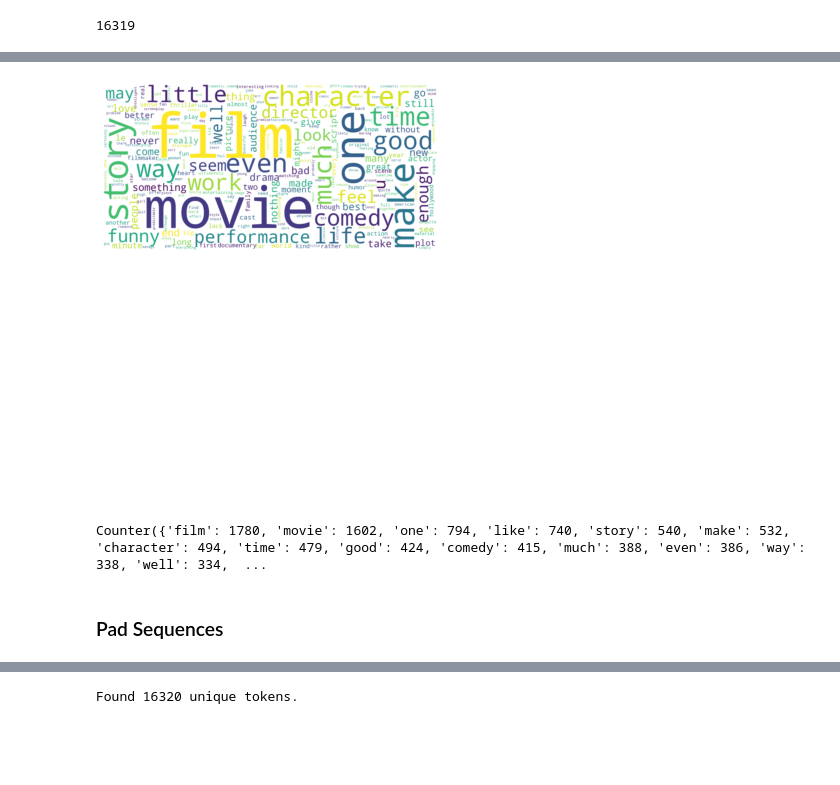
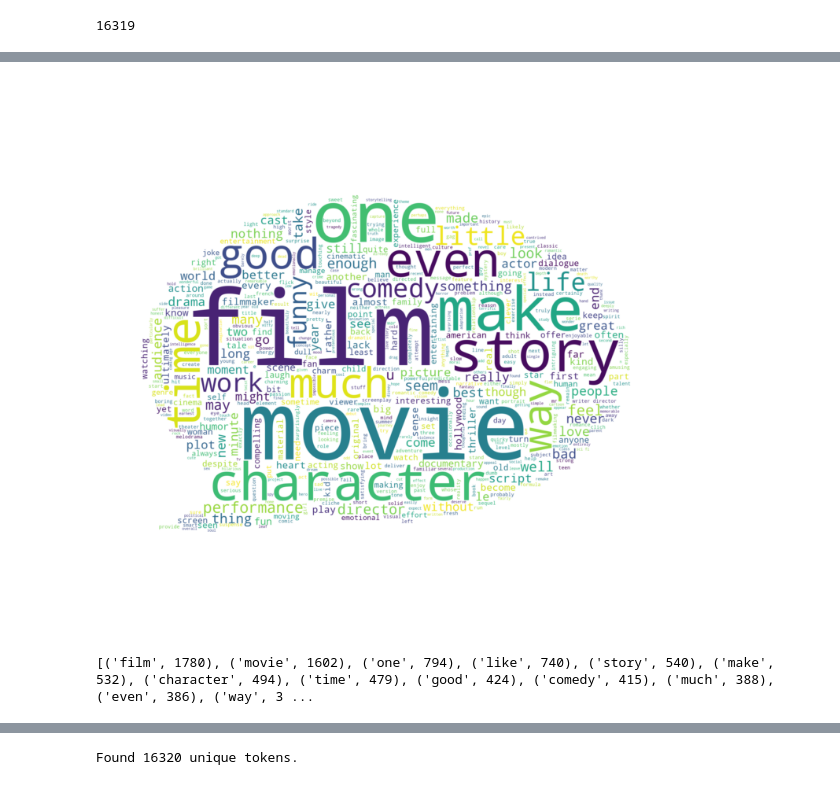
Before and after one commit to AndreasKaratzas/sentiment_classification, a Jupyter notebook: keras/lstm.ipynb, the cells around one changed output, grey strips where cells are left out. Cells and saved outputs as stored; diff of their text form; code cells hidden in the pictures; blank space fills up the shorter version.

```diff
--- a/keras/lstm.ipynb
+++ b/keras/lstm.ipynb
@@ -105,33 +99,34 @@ len(unique)
 # %%
+import numpy as np
+from PIL import Image
+mask = np.array(Image.open('comment.png'))
 # limit the word count and set the stopwords
 wordcount = 500
 stopwords = set(STOPWORDS)
 stopwords.add("br")
 
 # setup, generate and save the word cloud image to a file
-wc = WordCloud(scale=5,
+wc = WordCloud(
+               random_state=1,
                background_color="white",
+               width=500, height=400,
+               mask = mask,
                max_words=wordcount,
                stopwords=stopwords)
 wc.generate(all_text2)
 wc.to_file("WordCloud.png")
 
 # show the wordcloud as output
-plt.imshow(wc, interpolation='bilinear')
+plt.figure(figsize=(20, 10))
+plt.imshow(wc, interpolation="bilinear")
 plt.axis("off")
-plt.figure()
-plt.axis("off")
-plt.show()
+
+plt.tight_layout()
 # %% [output]
-[figure, old version]
+[figure, new version]
-[figure, removed]
 # %%
 total_words = len(words)
-sorted_words = count_words.most_common(total_words)
-print(count_words)
-X = df['Summary'].values
-Y = df['Sentiment'].values
+sorted_words = count_words.most_common(100)
+print(sorted_words)
 # %% [output]
-Counter({'film': 1780, 'movie': 1602, 'one': 794, 'like': 740, 'story': 540, 'make': 532, 'character': 494, 'time': 479, 'good': 424, 'comedy': 415, 'much': 388, 'even': 386, 'way': 338, 'well': 334,  ...
+[('film', 1780), ('movie', 1602), ('one', 794), ('like', 740), ('story', 540), ('make', 532), ('character', 494), ('time', 479), ('good', 424), ('comedy', 415), ('much', 388), ('even', 386), ('way', 3 ...
-# %% [markdown]
-### Pad Sequences
```
Also changed, not shown: parts of 12 cells of this notebook, 1 other file.
